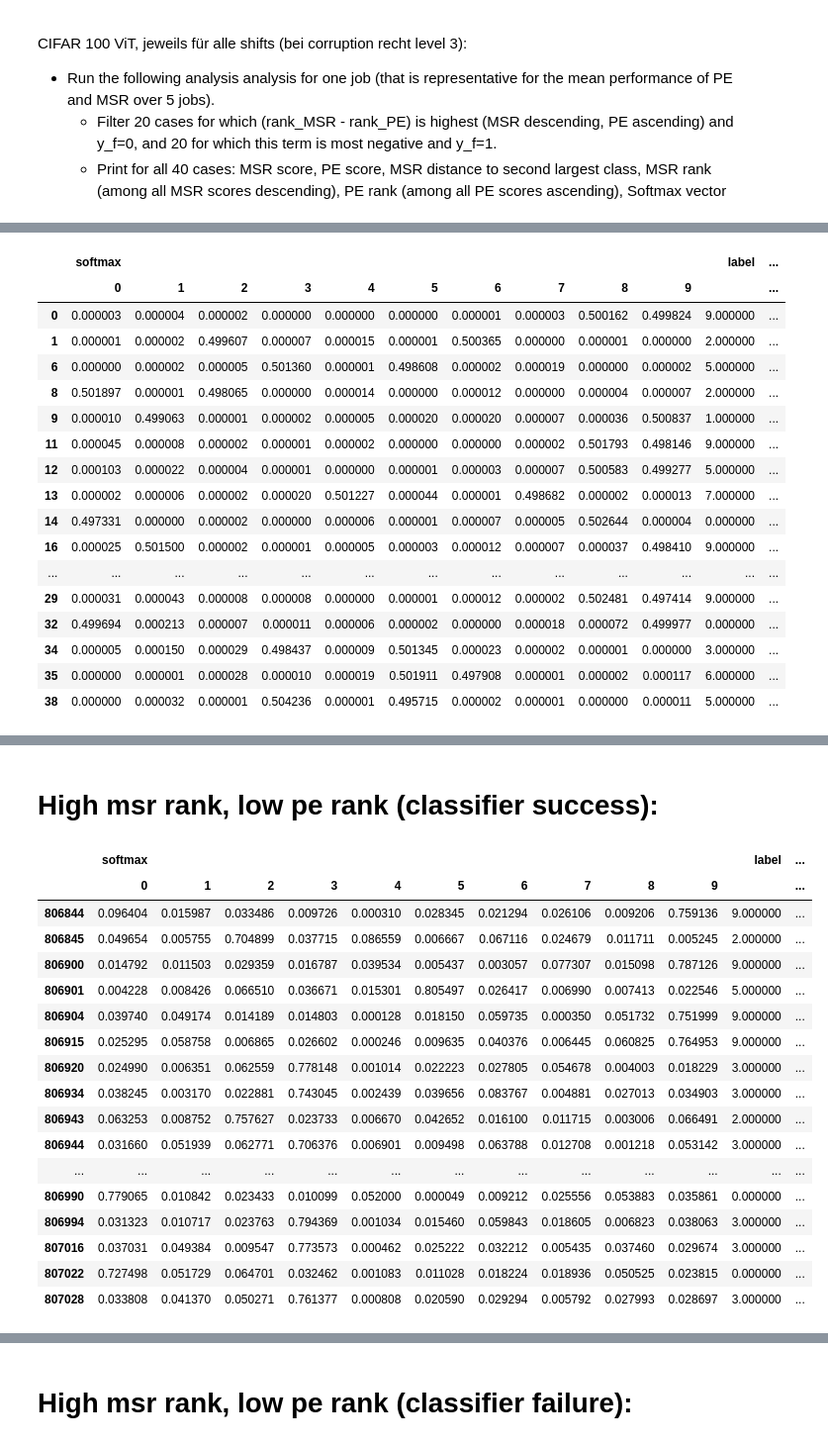
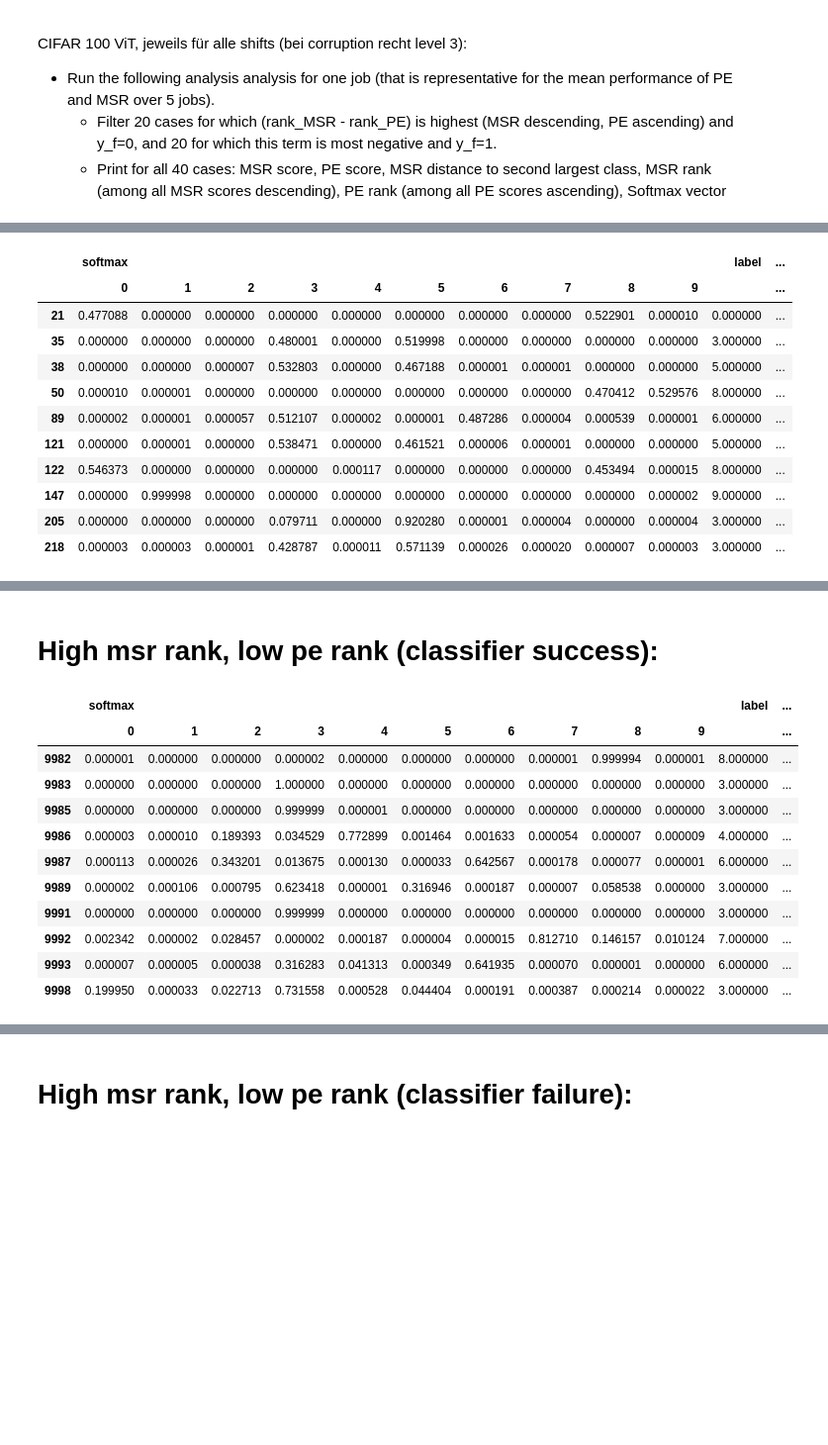
Before and after one commit to IML-DKFZ/fd-shifts, a Jupyter notebook: scripts/analyze_me_pe.ipynb, the cells around one changed output, grey strips where cells are left out. Shown at 99% size. Saved outputs shown, nothing was run; the diff lists cells and outputs as text; code cells hidden in the pictures; blank space fills up the shorter version.

```diff
--- a/scripts/analyze_me_pe.ipynb
+++ b/scripts/analyze_me_pe.ipynb
@@ -188,9 +188,17 @@ def predictive_entropy(softmax: npt.NDArray[Any]) -> npt.NDArray[Any]:
     return np.sum(softmax * (-np.log(softmax + 1e-7)), axis=1)
 
 
-def load_raw_outputs(experiment_name: str, base_path: Path) -> pd.DataFrame:
+def load_from_experiment(experiment_name: str, base_path: Path):
+    return load_raw_outputs(base_path / experiment_name / "test_results")
+
+
+def dataset_idx_to_name(idx: int, config: OmegaConf):
+    pass
+
+
+def load_raw_outputs(base_path: Path) -> pd.DataFrame:
     # Data format see readme
-    output = np.load(base_path / experiment_name / "test_results/raw_output.npz")[
+    output = np.load(base_path / "raw_output.npz")[
         "arr_0"
     ]
     data = pd.DataFrame(
@@ -204,9 +212,17 @@ def load_raw_outputs(experiment_name: str, base_path: Path) -> pd.DataFrame:
     )
     data.columns = pd.MultiIndex.from_tuples(data.columns)
 
+    if (base_path / "external_confids.npz").is_file():
+        ext = np.load(base_path / "external_confids.npz")[
+            "arr_0"
+        ]
+        data = data.assign(external_confids=ext)
+
+    # Filter dataset (1 is iid)
     data = data[data.dataset == 1].reset_index(drop=True)
 
     data = data.assign(dataset_idx=data.index)
+
 
     return data
 
@@ -406,7 +422,7 @@ pd.set_option("display.max_colwidth", None)
 
 base_path = Path("~/Experiments/vit_64/").expanduser()
 
-dataset = "svhn"
+dataset = "cifar10"
 
 metrics_data: pd.DataFrame = load_metrics_csvs(dataset, base_path).pipe(
     clean_metrics_data
@@ -415,10 +431,12 @@ metrics_data: pd.DataFrame = load_metrics_csvs(dataset, base_path).pipe(
 report = report_metrics(metrics_data)
 representative_run = find_representative_run(metrics_data)
 
+pprint(representative_run)
+
 dataset_cache = DatasetCache(load_config(representative_run, base_path))
 
 softmax_data = (
-    load_raw_outputs(representative_run, base_path)
+    load_from_experiment(representative_run, base_path)
     .pipe(add_confid_scores)
     .pipe(compute_comparisons)
     .pipe(report_top_ranked, dataset_cache=dataset_cache)
@@ -447,19 +468,13 @@ softmax_data = (
 # High pe rank, low msr rank (classifier failure):
 |  | softmax |  |  |  |  |  |  |  |  |  | label | ... |
 |  | 0 | 1 | 2 | 3 | 4 | 5 | 6 | 7 | 8 | 9 |  | ... |
-| 0 | 0.000003 | 0.000004 | 0.000002 | 0.000000 | 0.000000 | 0.000000 | 0.000001 | 0.000003 | 0.500162 | 0.499824 | 9.000000 | ... |
-| 1 | 0.000001 | 0.000002 | 0.499607 | 0.000007 | 0.000015 | 0.000001 | 0.500365 | 0.000000 | 0.000001 | 0.000000 | 2.000000 | ... |
-| 6 | 0.000000 | 0.000002 | 0.000005 | 0.501360 | 0.000001 | 0.498608 | 0.000002 | 0.000019 | 0.000000 | 0.000002 | 5.000000 | ... |
-| 8 | 0.501897 | 0.000001 | 0.498065 | 0.000000 | 0.000014 | 0.000000 | 0.000012 | 0.000000 | 0.000004 | 0.000007 | 2.000000 | ... |
-| 9 | 0.000010 | 0.499063 | 0.000001 | 0.000002 | 0.000005 | 0.000020 | 0.000020 | 0.000007 | 0.000036 | 0.500837 | 1.000000 | ... |
-| 11 | 0.000045 | 0.000008 | 0.000002 | 0.000001 | 0.000002 | 0.000000 | 0.000000 | 0.000002 | 0.501793 | 0.498146 | 9.000000 | ... |
-| 12 | 0.000103 | 0.000022 | 0.000004 | 0.000001 | 0.000000 | 0.000001 | 0.000003 | 0.000007 | 0.500583 | 0.499277 | 5.000000 | ... |
-| 13 | 0.000002 | 0.000006 | 0.000002 | 0.000020 | 0.501227 | 0.000044 | 0.000001 | 0.498682 | 0.000002 | 0.000013 | 7.000000 | ... |
-| 14 | 0.497331 | 0.000000 | 0.000002 | 0.000000 | 0.000006 | 0.000001 | 0.000007 | 0.000005 | 0.502644 | 0.000004 | 0.000000 | ... |
-| 16 | 0.000025 | 0.501500 | 0.000002 | 0.000001 | 0.000005 | 0.000003 | 0.000012 | 0.000007 | 0.000037 | 0.498410 | 9.000000 | ... |
-| ... | ... | ... | ... | ... | ... | ... | ... | ... | ... | ... | ... | ... |
-| 29 | 0.000031 | 0.000043 | 0.000008 | 0.000008 | 0.000000 | 0.000001 | 0.000012 | 0.000002 | 0.502481 | 0.497414 | 9.000000 | ... |
-| 32 | 0.499694 | 0.000213 | 0.000007 | 0.000011 | 0.000006 | 0.000002 | 0.000000 | 0.000018 | 0.000072 | 0.499977 | 0.000000 | ... |
-| 34 | 0.000005 | 0.000150 | 0.000029 | 0.498437 | 0.000009 | 0.501345 | 0.000023 | 0.000002 | 0.000001 | 0.000000 | 3.000000 | ... |
-| 35 | 0.000000 | 0.000001 | 0.000028 | 0.000010 | 0.000019 | 0.501911 | 0.497908 | 0.000001 | 0.000002 | 0.000117 | 6.000000 | ... |
-| 38 | 0.000000 | 0.000032 | 0.000001 | 0.504236 | 0.000001 | 0.495715 | 0.000002 | 0.000001 | 0.000000 | 0.000011 | 5.000000 | ... |
+| 21 | 0.477088 | 0.000000 | 0.000000 | 0.000000 | 0.000000 | 0.000000 | 0.000000 | 0.000000 | 0.522901 | 0.000010 | 0.000000 | ... |
+| 35 | 0.000000 | 0.000000 | 0.000000 | 0.480001 | 0.000000 | 0.519998 | 0.000000 | 0.000000 | 0.000000 | 0.000000 | 3.000000 | ... |
+| 38 | 0.000000 | 0.000000 | 0.000007 | 0.532803 | 0.000000 | 0.467188 | 0.000001 | 0.000001 | 0.000000 | 0.000000 | 5.000000 | ... |
+| 50 | 0.000010 | 0.000001 | 0.000000 | 0.000000 | 0.000000 | 0.000000 | 0.000000 | 0.000000 | 0.470412 | 0.529576 | 8.000000 | ... |
+| 89 | 0.000002 | 0.000001 | 0.000057 | 0.512107 | 0.000002 | 0.000001 | 0.487286 | 0.000004 | 0.000539 | 0.000001 | 6.000000 | ... |
+| 121 | 0.000000 | 0.000001 | 0.000000 | 0.538471 | 0.000000 | 0.461521 | 0.000006 | 0.000001 | 0.000000 | 0.000000 | 5.000000 | ... |
+| 122 | 0.546373 | 0.000000 | 0.000000 | 0.000000 | 0.000117 | 0.000000 | 0.000000 | 0.000000 | 0.453494 | 0.000015 | 8.000000 | ... |
+| 147 | 0.000000 | 0.999998 | 0.000000 | 0.000000 | 0.000000 | 0.000000 | 0.000000 | 0.000000 | 0.000000 | 0.000002 | 9.000000 | ... |
+| 205 | 0.000000 | 0.000000 | 0.000000 | 0.079711 | 0.000000 | 0.920280 | 0.000001 | 0.000004 | 0.000000 | 0.000004 | 3.000000 | ... |
+| 218 | 0.000003 | 0.000003 | 0.000001 | 0.428787 | 0.000011 | 0.571139 | 0.000026 | 0.000020 | 0.000007 | 0.000003 | 3.000000 | ... |
@@ -466,19 +484,13 @@ softmax_data = (
 # High msr rank, low pe rank (classifier success):
 |  | softmax |  |  |  |  |  |  |  |  |  | label | ... |
 |  | 0 | 1 | 2 | 3 | 4 | 5 | 6 | 7 | 8 | 9 |  | ... |
-| 806844 | 0.096404 | 0.015987 | 0.033486 | 0.009726 | 0.000310 | 0.028345 | 0.021294 | 0.026106 | 0.009206 | 0.759136 | 9.000000 | ... |
-| 806845 | 0.049654 | 0.005755 | 0.704899 | 0.037715 | 0.086559 | 0.006667 | 0.067116 | 0.024679 | 0.011711 | 0.005245 | 2.000000 | ... |
-| 806900 | 0.014792 | 0.011503 | 0.029359 | 0.016787 | 0.039534 | 0.005437 | 0.003057 | 0.077307 | 0.015098 | 0.787126 | 9.000000 | ... |
-| 806901 | 0.004228 | 0.008426 | 0.066510 | 0.036671 | 0.015301 | 0.805497 | 0.026417 | 0.006990 | 0.007413 | 0.022546 | 5.000000 | ... |
-| 806904 | 0.039740 | 0.049174 | 0.014189 | 0.014803 | 0.000128 | 0.018150 | 0.059735 | 0.000350 | 0.051732 | 0.751999 | 9.000000 | ... |
-| 806915 | 0.025295 | 0.058758 | 0.006865 | 0.026602 | 0.000246 | 0.009635 | 0.040376 | 0.006445 | 0.060825 | 0.764953 | 9.000000 | ... |
-| 806920 | 0.024990 | 0.006351 | 0.062559 | 0.778148 | 0.001014 | 0.022223 | 0.027805 | 0.054678 | 0.004003 | 0.018229 | 3.000000 | ... |
-| 806934 | 0.038245 | 0.003170 | 0.022881 | 0.743045 | 0.002439 | 0.039656 | 0.083767 | 0.004881 | 0.027013 | 0.034903 | 3.000000 | ... |
-| 806943 | 0.063253 | 0.008752 | 0.757627 | 0.023733 | 0.006670 | 0.042652 | 0.016100 | 0.011715 | 0.003006 | 0.066491 | 2.000000 | ... |
-| 806944 | 0.031660 | 0.051939 | 0.062771 | 0.706376 | 0.006901 | 0.009498 | 0.063788 | 0.012708 | 0.001218 | 0.053142 | 3.000000 | ... |
-| ... | ... | ... | ... | ... | ... | ... | ... | ... | ... | ... | ... | ... |
-| 806990 | 0.779065 | 0.010842 | 0.023433 | 0.010099 | 0.052000 | 0.000049 | 0.009212 | 0.025556 | 0.053883 | 0.035861 | 0.000000 | ... |
-| 806994 | 0.031323 | 0.010717 | 0.023763 | 0.794369 | 0.001034 | 0.015460 | 0.059843 | 0.018605 | 0.006823 | 0.038063 | 3.000000 | ... |
-| 807016 | 0.037031 | 0.049384 | 0.009547 | 0.773573 | 0.000462 | 0.025222 | 0.032212 | 0.005435 | 0.037460 | 0.029674 | 3.000000 | ... |
-| 807022 | 0.727498 | 0.051729 | 0.064701 | 0.032462 | 0.001083 | 0.011028 | 0.018224 | 0.018936 | 0.050525 | 0.023815 | 0.000000 | ... |
-| 807028 | 0.033808 | 0.041370 | 0.050271 | 0.761377 | 0.000808 | 0.020590 | 0.029294 | 0.005792 | 0.027993 | 0.028697 | 3.000000 | ... |
+| 9982 | 0.000001 | 0.000000 | 0.000000 | 0.000002 | 0.000000 | 0.000000 | 0.000000 | 0.000001 | 0.999994 | 0.000001 | 8.000000 | ... |
+| 9983 | 0.000000 | 0.000000 | 0.000000 | 1.000000 | 0.000000 | 0.000000 | 0.000000 | 0.000000 | 0.000000 | 0.000000 | 3.000000 | ... |
+| 9985 | 0.000000 | 0.000000 | 0.000000 | 0.999999 | 0.000001 | 0.000000 | 0.000000 | 0.000000 | 0.000000 | 0.000000 | 3.000000 | ... |
+| 9986 | 0.000003 | 0.000010 | 0.189393 | 0.034529 | 0.772899 | 0.001464 | 0.001633 | 0.000054 | 0.000007 | 0.000009 | 4.000000 | ... |
+| 9987 | 0.000113 | 0.000026 | 0.343201 | 0.013675 | 0.000130 | 0.000033 | 0.642567 | 0.000178 | 0.000077 | 0.000001 | 6.000000 | ... |
+| 9989 | 0.000002 | 0.000106 | 0.000795 | 0.623418 | 0.000001 | 0.316946 | 0.000187 | 0.000007 | 0.058538 | 0.000000 | 3.000000 | ... |
+| 9991 | 0.000000 | 0.000000 | 0.000000 | 0.999999 | 0.000000 | 0.000000 | 0.000000 | 0.000000 | 0.000000 | 0.000000 | 3.000000 | ... |
+| 9992 | 0.002342 | 0.000002 | 0.028457 | 0.000002 | 0.000187 | 0.000004 | 0.000015 | 0.812710 | 0.146157 | 0.010124 | 7.000000 | ... |
+| 9993 | 0.000007 | 0.000005 | 0.000038 | 0.316283 | 0.041313 | 0.000349 | 0.641935 | 0.000070 | 0.000001 | 0.000000 | 6.000000 | ... |
+| 9998 | 0.199950 | 0.000033 | 0.022713 | 0.731558 | 0.000528 | 0.044404 | 0.000191 | 0.000387 | 0.000214 | 0.000022 | 3.000000 | ... |
```
Also changed, not shown: parts of 1 cell of this notebook, 2 other files.
